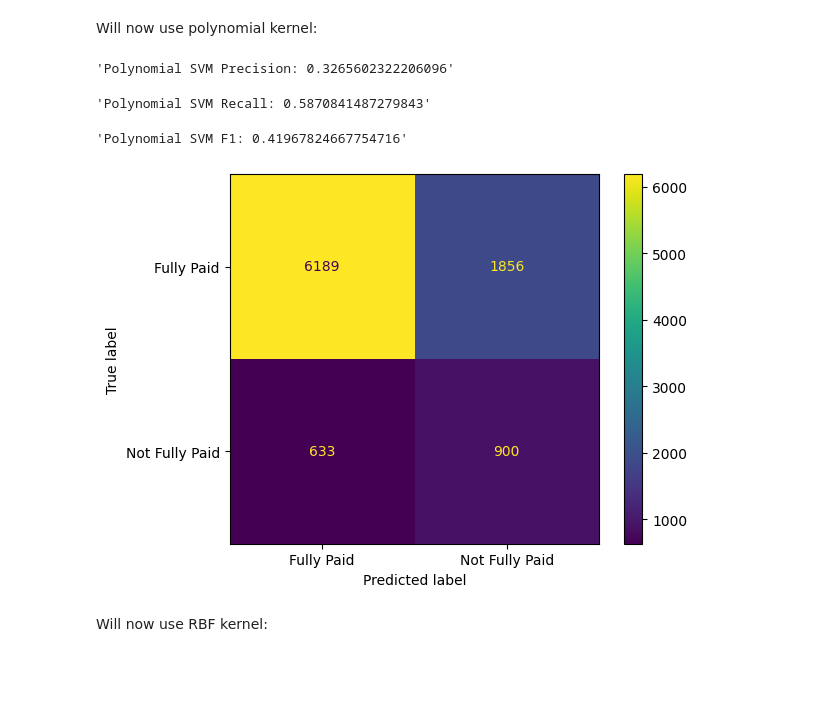
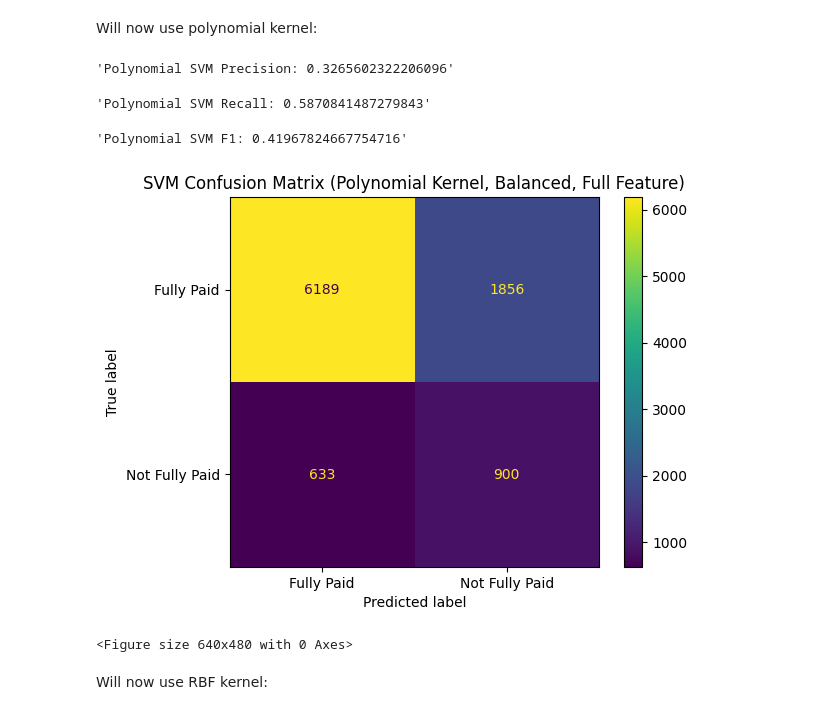
Before and after one commit to kaisermikael/CS_5830_project7, a Jupyter notebook: LoanPayback.ipynb, the cells around one changed output. Cells and saved outputs as stored; diff of their text form; code cells hidden in the pictures; blank space fills up the shorter version.

```diff
--- a/LoanPayback.ipynb
+++ b/LoanPayback.ipynb
@@ -164,24 +176,27 @@ Will now use polynomial kernel:
 # %%
 svmCLF = svm.SVC(kernel='poly', class_weight='balanced', gamma='auto', degree=3)
 svmCLF.fit(X, y.values.ravel())
 
 y_pred = svmCLF.predict(X)
 p, r, f, s = precision_recall_fscore_support(y, y_pred, labels=[1])
 display("Polynomial SVM Precision: {}".format(p[0]))
 display("Polynomial SVM Recall: {}".format(r[0]))
 display("Polynomial SVM F1: {}".format(f[0]))
 
 # Credit to w3schools for the confusion matrix code
 confusion_matrix = metrics.confusion_matrix(y, y_pred)
 
 cm_display = metrics.ConfusionMatrixDisplay(confusion_matrix = confusion_matrix, display_labels = ['Fully Paid', 'Not Fully Paid'])
 cm_display.plot()
+cm_display.ax_.set_title("SVM Confusion Matrix (Polynomial Kernel, Balanced, Full Feature)")
 plt.show()
+plt.savefig('./LoanFigs/SVM(Polynomial, Balanced, Full Features).pdf')
 # %% [output]
 'Polynomial SVM Precision: 0.3265602322206096'
 'Polynomial SVM Recall: 0.5870841487279843'
 'Polynomial SVM F1: 0.41967824667754716'
-[figure, old version]
+[figure, new version]
+<Figure size 640x480 with 0 Axes>
 # %% [markdown]
 Will now use RBF kernel:
 # %%
```
Also changed, not shown: parts of 8 cells of this notebook.
